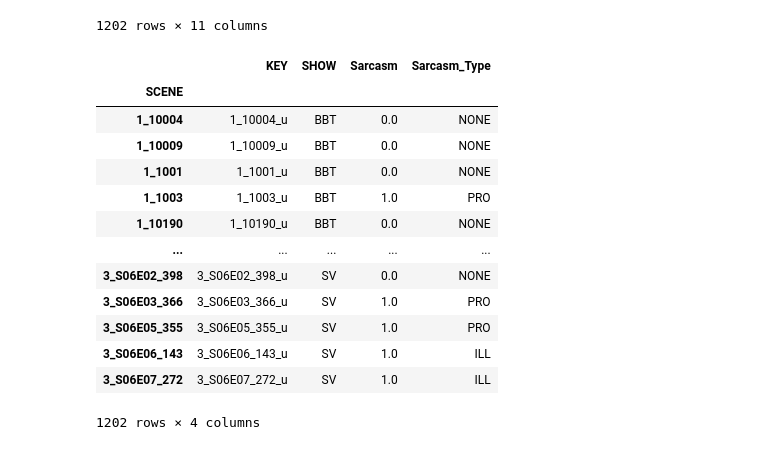
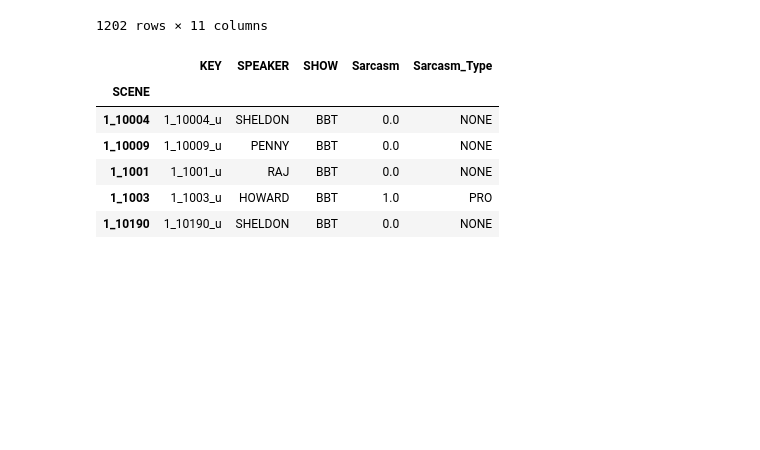
Before and after one commit to ShreyaPrabhu/multimodal_sarcasm_classification, a Jupyter notebook: scene_labels.ipynb, the cells around one changed output. Cells and saved outputs as stored; diff of their text form; code cells hidden in the pictures; blank space fills up the shorter version.

```diff
--- a/scene_labels.ipynb
+++ b/scene_labels.ipynb
@@ -1,7 +1,7 @@
 # %%
 import pandas as pd
 # %%
-data = pd.read_csv("mustard++_text.csv")
+data = pd.read_csv("data/mustard++_text.csv")
 # %%
 len(data)
 # %% [output]
@@ -30,20 +30,5 @@ scene_last_df
 | 3_S06E07_272 | 3_S06E07_272_u | That you're an alcoholic? | 0:1.459000 | DINESH | SV | 1.0 | ILL | Ridicule | ... |
 1202 rows × 11 columns
 # %%
-scene_last_df.drop(columns=['SENTENCE', 'END_TIME', 'SPEAKER', 'Implicit_Emotion', 'Explicit_Emotion', 'Valence', 'Arousal'])
+scene_last_df = scene_last_df.drop(columns=['SENTENCE', 'END_TIME', 'Implicit_Emotion', 'Explicit_Emotion', 'Valence', 'Arousal'])
-# %% [output]
-|  | KEY | SHOW | Sarcasm | Sarcasm_Type |
-| SCENE |  |  |  |  |
-| 1_10004 | 1_10004_u | BBT | 0.0 | NONE |
-| 1_10009 | 1_10009_u | BBT | 0.0 | NONE |
-| 1_1001 | 1_1001_u | BBT | 0.0 | NONE |
-| 1_1003 | 1_1003_u | BBT | 1.0 | PRO |
-| 1_10190 | 1_10190_u | BBT | 0.0 | NONE |
-| ... | ... | ... | ... | ... |
-| 3_S06E02_398 | 3_S06E02_398_u | SV | 0.0 | NONE |
-| 3_S06E03_366 | 3_S06E03_366_u | SV | 1.0 | PRO |
-| 3_S06E05_355 | 3_S06E05_355_u | SV | 1.0 | PRO |
-| 3_S06E06_143 | 3_S06E06_143_u | SV | 1.0 | ILL |
-| 3_S06E07_272 | 3_S06E07_272_u | SV | 1.0 | ILL |
-1202 rows × 4 columns
 # %%
@@ -50,0 +36,10 @@ scene_last_df.to_csv("scene_labels.csv")
+# %%
+scene_last_df.head(5)
+# %% [output]
+|  | KEY | SPEAKER | SHOW | Sarcasm | Sarcasm_Type |
+| SCENE |  |  |  |  |  |
+| 1_10004 | 1_10004_u | SHELDON | BBT | 0.0 | NONE |
+| 1_10009 | 1_10009_u | PENNY | BBT | 0.0 | NONE |
+| 1_1001 | 1_1001_u | RAJ | BBT | 0.0 | NONE |
+| 1_1003 | 1_1003_u | HOWARD | BBT | 1.0 | PRO |
+| 1_10190 | 1_10190_u | SHELDON | BBT | 0.0 | NONE |
```
Also changed, not shown: parts of 1 cell of this notebook, 4 other files.
